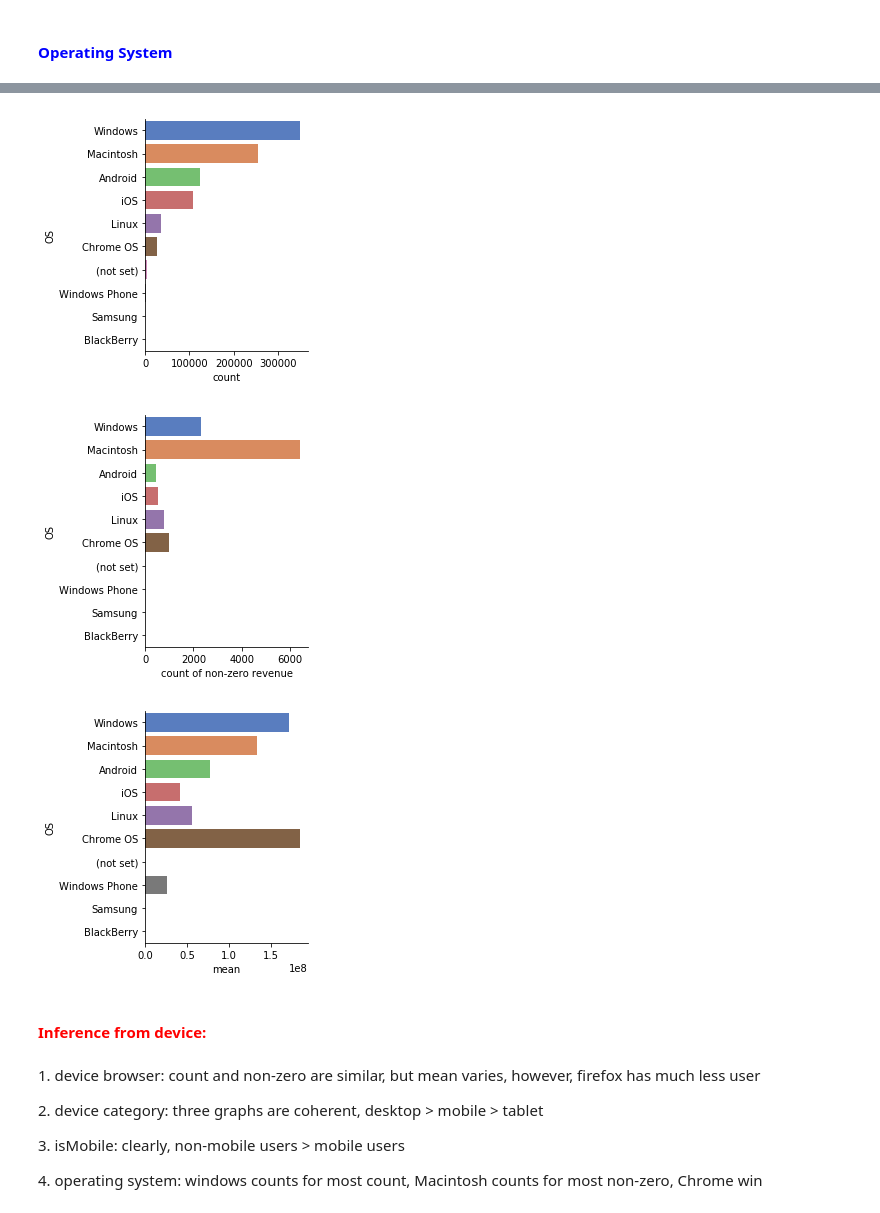
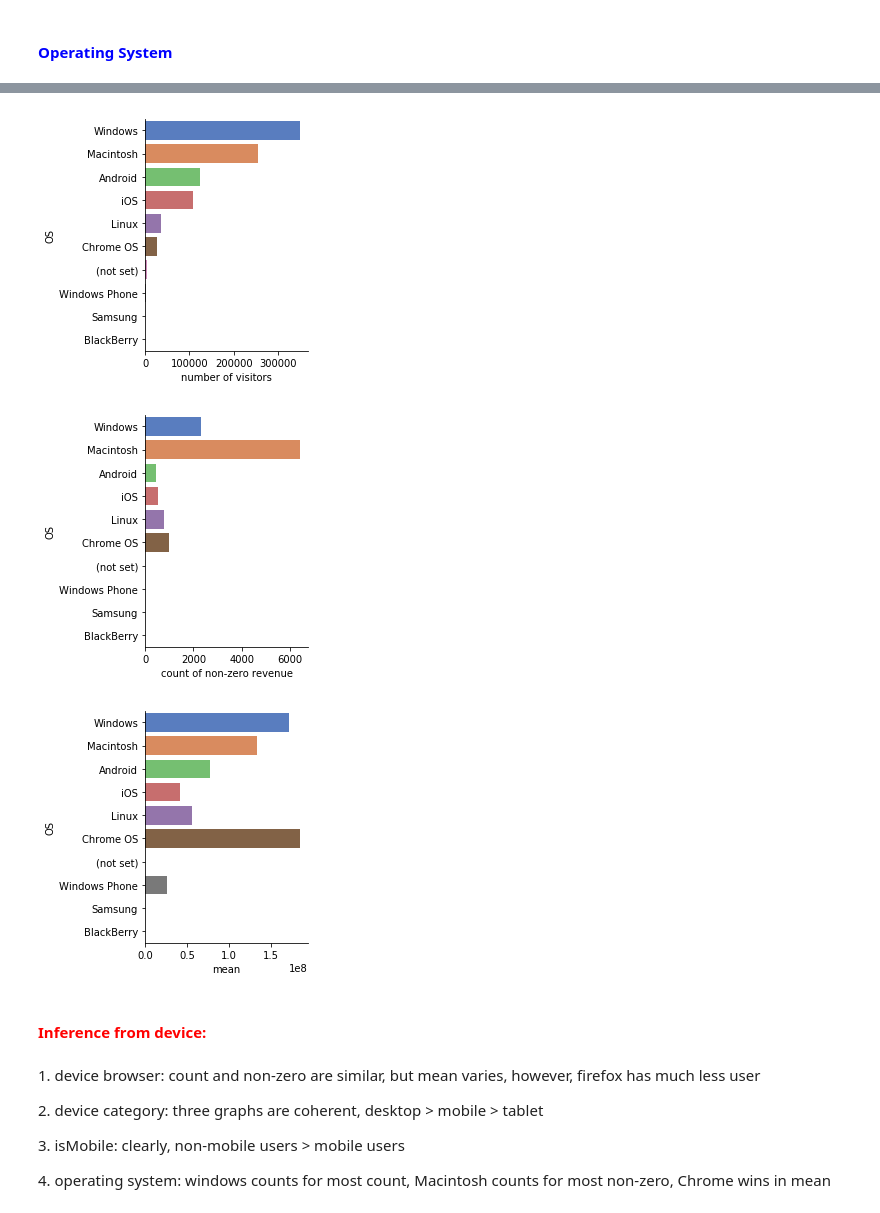
Before and after one commit to Aries0331/RevenuePrediction_GStore, a Jupyter notebook: main.ipynb, the cells around one changed output, grey strips where cells are left out. Drawn from its saved outputs; the diff is of its cells as text; code cells hidden in the pictures.

```diff
--- a/main.ipynb
+++ b/main.ipynb
@@ -306,15 +290,15 @@ browser_group.head()
 # import warnings
 # warnings.filterwarnings('ignore')
 # %%
-sns.factorplot(y="device browser",x="count",data=browser_group.head(10),kind="bar",size=4,palette="muted")
+sns.factorplot(y="device browser",x="number of visitors",data=browser_group.head(10),kind="bar",size=4,palette="muted")
 g1.despine(left=True)
-g1 = g1.set_ylabels("count")
+g1 = g1.set_ylabels("device browser")
 
 sns.factorplot(y="device browser",x="count of non-zero revenue",data=browser_group.head(10),kind="bar",size=4,palette="muted")
 g2.despine(left=True)
-g2 = g2.set_ylabels("count of non-zero revenue")
+g2 = g2.set_ylabels("device browser")
 
 sns.factorplot(y="device browser",x="mean",data=browser_group.head(10),kind="bar",size=4,palette="muted")
 g3.despine(left=True)
-g3 = g3.set_ylabels("mean")
+g3 = g3.set_ylabels("device browser")
 # %% [output]
@@ -387,9 +371,9 @@ g = g.set_ylabels("mean")
 <h4 style="color:blue">Operating System</h4>
 # %%
 OS_group = df_train.groupby('device.operatingSystem')['totals.transactionRevenue'].agg(['size', 'count', 'mean'])
-OS_group.columns = ["count", "count of non-zero revenue", "mean"]
+OS_group.columns = ["number of visitors", "count of non-zero revenue", "mean"]
 OS_group['OS'] = OS_group.index
-OS_group = OS_group.sort_values(by="count", ascending=False)
+OS_group = OS_group.sort_values(by="number of visitors", ascending=False)
 # %%
 OS_group
 # %% [output]
@@ -412,19 +396,19 @@ OS_group
 | Nintendo 3DS | 1 | 0 | NaN | Nintendo 3DS |
 | SunOS | 1 | 0 | NaN | SunOS |
 # %%
-sns.factorplot(y="OS",x="count",data=OS_group.head(10),kind="bar",size=4,palette="muted")
+sns.factorplot(y="OS",x="number of visitors",data=OS_group.head(10),kind="bar",size=4,palette="muted")
 g1.despine(left=True)
-g1 = g1.set_ylabels("count")
+g1 = g1.set_ylabels("OS")
 
 sns.factorplot(y="OS",x="count of non-zero revenue",data=OS_group.head(10),kind="bar",size=4,palette="muted")
 g2.despine(left=True)
-g2 = g2.set_ylabels("count of non-zero revenue")
+g2 = g2.set_ylabels("OS")
 
 sns.factorplot(y="OS",x="mean",data=OS_group.head(10),kind="bar",size=4,palette="muted")
 g3.despine(left=True)
-g3 = g3.set_ylabels("mean")
+g3 = g3.set_ylabels("OS")
 # %% [output]
-[figure, old version]
+[figure, new version]
 [figure]
 [figure]
 # %% [markdown]
@@ -433,4 +417,4 @@ g3 = g3.set_ylabels("mean")
 <p>1. device browser: count and non-zero are similar, but mean varies, however, firefox has much less user</p>
 <p>2. device category: three graphs are coherent, desktop > mobile > tablet</p>
 <p>3. isMobile: clearly, non-mobile users > mobile users</p>
-<p>4. operating system: windows counts for most count, Macintosh counts for most non-zero, Chrome win
+<p>4. operating system: windows counts for most count, Macintosh counts for most non-zero, Chrome wins in mean</p>
```
Also changed, not shown: parts of 23 cells of this notebook, 1 other file.
